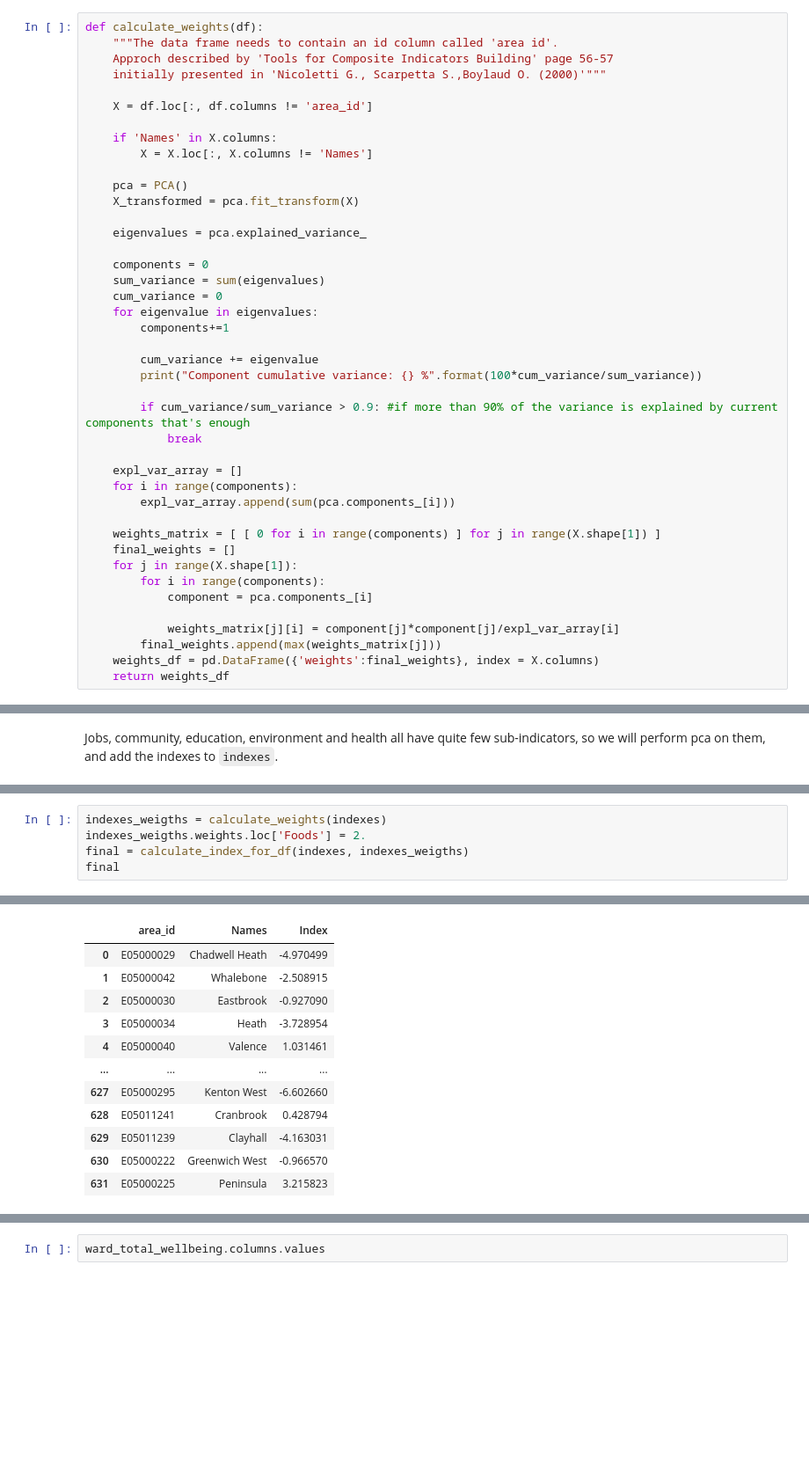
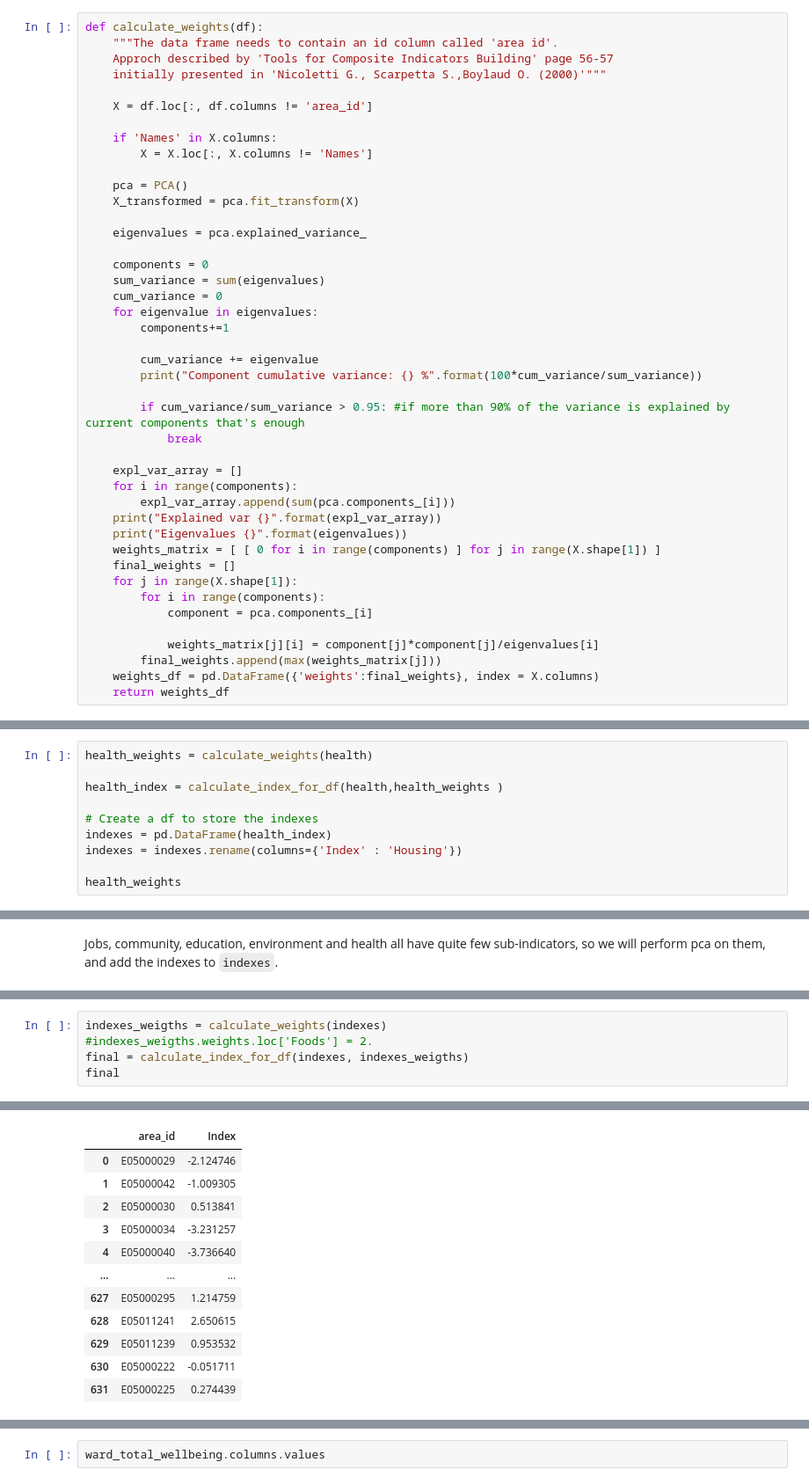
Before and after one commit to epfl-ada/ada-2020-project-milestone-p3-p3_datasurferz, a Jupyter notebook: p4.ipynb, the cells around one changed output, grey strips where cells are left out. Shown at 88% size. Drawn from its saved outputs; the diff is of its cells as text; blank space fills up the shorter version.

```diff
--- a/p4.ipynb
+++ b/p4.ipynb
@@ -682,20 +682,21 @@ def calculate_weights(df):
         cum_variance += eigenvalue
         print("Component cumulative variance: {} %".format(100*cum_variance/sum_variance))
 
-        if cum_variance/sum_variance > 0.9: #if more than 90% of the variance is explained by current components that's enough
+        if cum_variance/sum_variance > 0.95: #if more than 90% of the variance is explained by current components that's enough
             break
 
     expl_var_array = []
     for i in range(components):
         expl_var_array.append(sum(pca.components_[i]))
-
+    print("Explained var {}".format(expl_var_array))
+    print("Eigenvalues {}".format(eigenvalues))
     weights_matrix = [ [ 0 for i in range(components) ] for j in range(X.shape[1]) ]
     final_weights = []
     for j in range(X.shape[1]):
         for i in range(components):
             component = pca.components_[i]
 
-            weights_matrix[j][i] = component[j]*component[j]/expl_var_array[i]
+            weights_matrix[j][i] = component[j]*component[j]/eigenvalues[i]
         final_weights.append(max(weights_matrix[j]))
     weights_df = pd.DataFrame({'weights':final_weights}, index = X.columns)
     return weights_df
@@ -738,0 +770,10 @@ Component cumulative variance: 90.30190409276621 %
+# %%
+health_weights = calculate_weights(health)
+
+health_index = calculate_index_for_df(health,health_weights )
+
+# Create a df to store the indexes
+indexes = pd.DataFrame(health_index)
+indexes = indexes.rename(columns={'Index' : 'Housing'})
+
+health_weights
@@ -983,6 +1055,6 @@ correlations_heatmap(indexes)
 # %%
 indexes_weigths = calculate_weights(indexes)
-indexes_weigths.weights.loc['Foods'] = 2.
+#indexes_weigths.weights.loc['Foods'] = 2.
 final = calculate_index_for_df(indexes, indexes_weigths)
 final
 # %% [output]
@@ -997,12 +1074,12 @@ Component cumulative variance: 91.02865543170572 %
-|  | area_id | Names | Index |
-| 0 | E05000029 | Chadwell Heath | -4.970499 |
-| 1 | E05000042 | Whalebone | -2.508915 |
-| 2 | E05000030 | Eastbrook | -0.927090 |
-| 3 | E05000034 | Heath | -3.728954 |
-| 4 | E05000040 | Valence | 1.031461 |
-| ... | ... | ... | ... |
-| 627 | E05000295 | Kenton West | -6.602660 |
-| 628 | E05011241 | Cranbrook | 0.428794 |
-| 629 | E05011239 | Clayhall | -4.163031 |
-| 630 | E05000222 | Greenwich West | -0.966570 |
-| 631 | E05000225 | Peninsula | 3.215823 |
+|  | area_id | Index |
+| 0 | E05000029 | -2.124746 |
+| 1 | E05000042 | -1.009305 |
+| 2 | E05000030 | 0.513841 |
+| 3 | E05000034 | -3.231257 |
+| 4 | E05000040 | -3.736640 |
+| ... | ... | ... |
+| 627 | E05000295 | 1.214759 |
+| 628 | E05011241 | 2.650615 |
+| 629 | E05011239 | 0.953532 |
+| 630 | E05000222 | -0.051711 |
+| 631 | E05000225 | 0.274439 |
```
Also changed, not shown: parts of 26 cells of this notebook.
